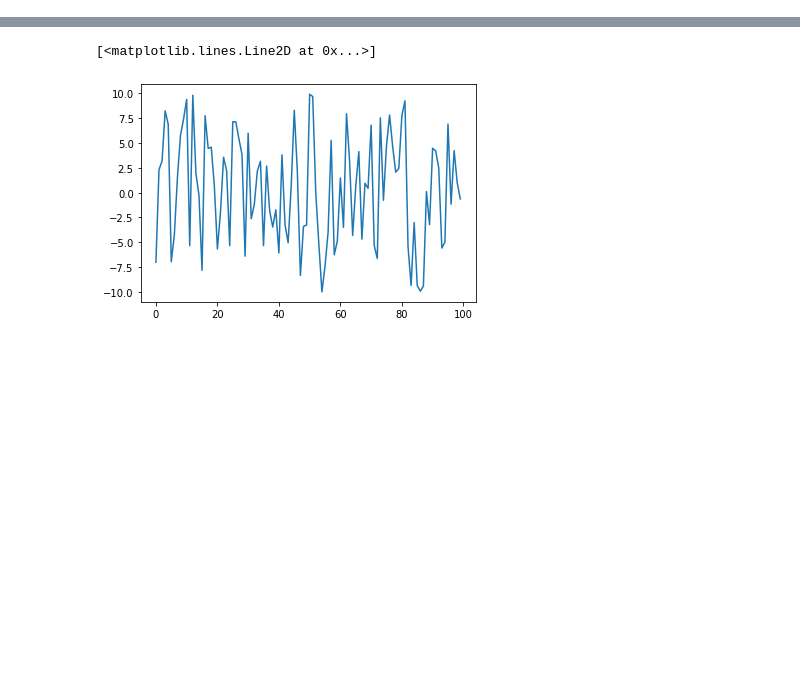
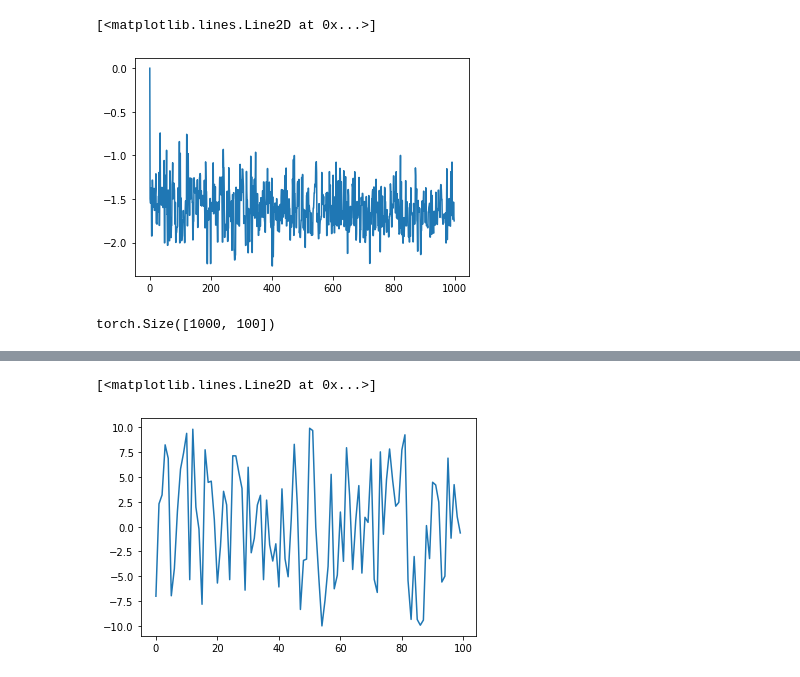
Before and after one commit to Ilyas-Malik/pyro, a Jupyter notebook: Untitled1.ipynb, the cells around one changed output, grey strips where cells are left out. Drawn from its saved outputs; the diff is of its cells as text; code cells hidden in the pictures; blank space fills up the shorter version.

```diff
--- a/Untitled1.ipynb
+++ b/Untitled1.ipynb
@@ -5,0 +70,17 @@ import numpy as np
+# %%
+mylist = est_loss_history[:,0]
+N = 2
+minim, moving_aves = [0], []
+n = len(mylist)
+for i in range(n-N):
+    mini = min(mylist[i:(i+N)])
+    minim.append(mini)
+
+plt.plot(minim)
+# %% [output]
+[<matplotlib.lines.Line2D at 0x...>]
+[figure, added]
+# %%
+est_loss_history.shape
+# %% [output]
+torch.Size([1000, 100])
```
Also changed, not shown: parts of 13 cells of this notebook, 4 other files.
